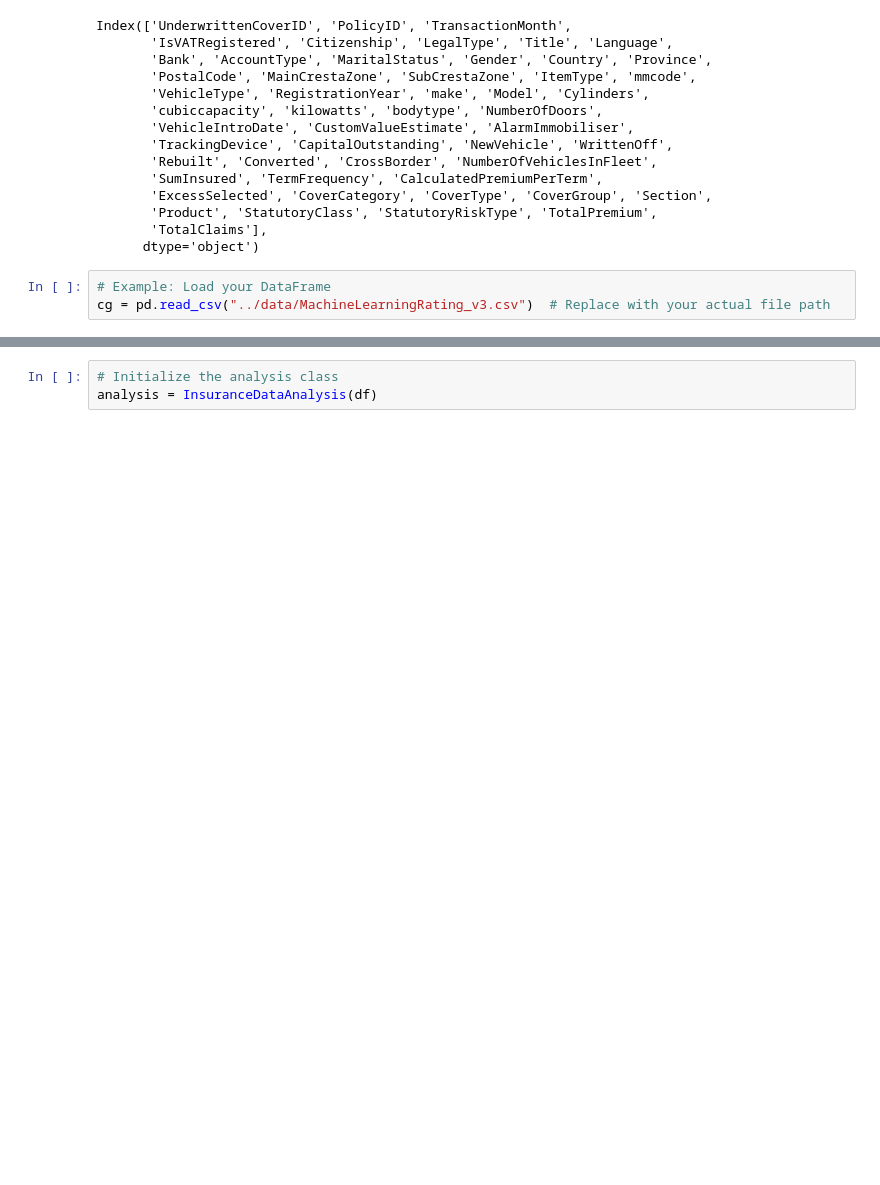
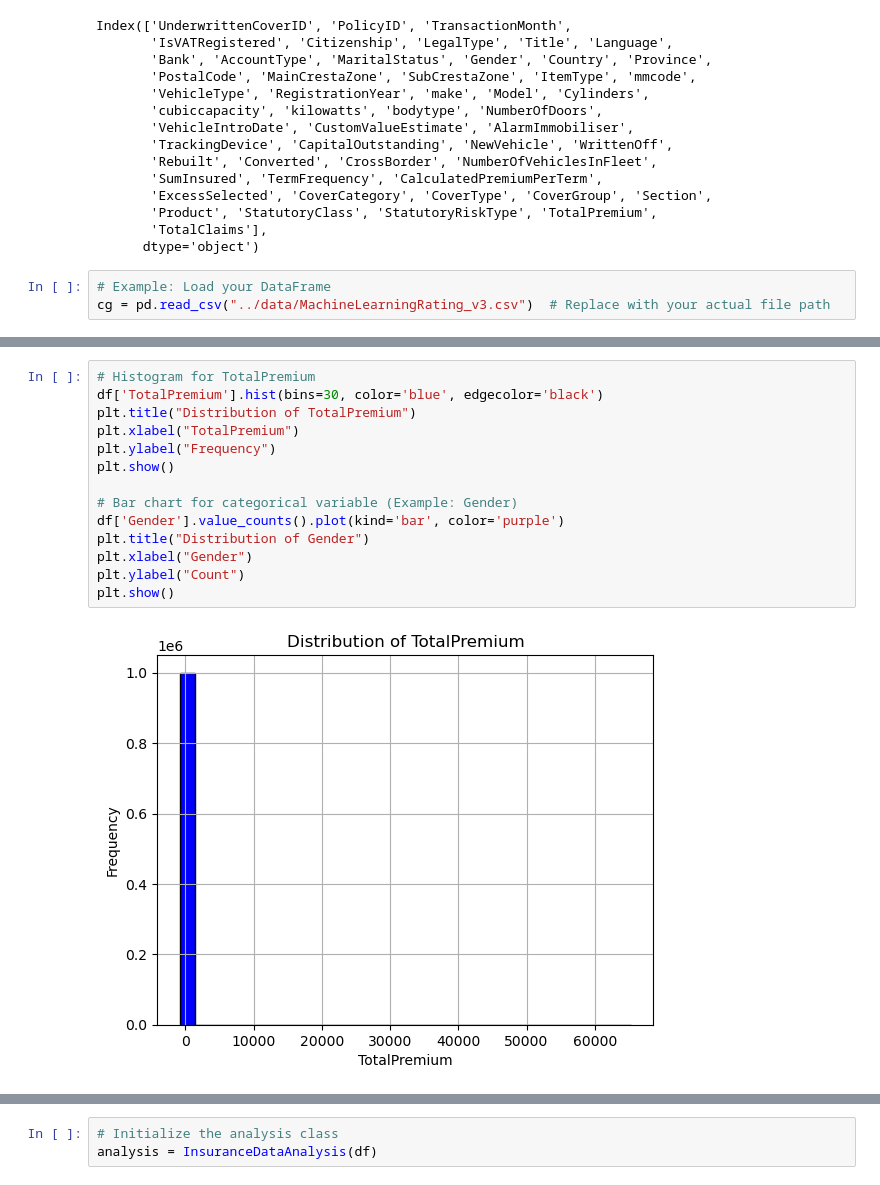
Before and after one commit to MinaseGirma/AlphaCare-marketing-strategy, a Jupyter notebook: notebooks/Eda.ipynb, the cells around one changed output, grey strips where cells are left out. Cells and saved outputs as stored; diff of their text form; blank space fills up the shorter version.

```diff
--- a/notebooks/Eda.ipynb
+++ b/notebooks/Eda.ipynb
@@ -185,0 +212,16 @@ cg = pd.read_csv("../data/MachineLearningRating_v3.csv")  # Replace with your ac
+# %%
+# Histogram for TotalPremium
+df['TotalPremium'].hist(bins=30, color='blue', edgecolor='black')
+plt.title("Distribution of TotalPremium")
+plt.xlabel("TotalPremium")
+plt.ylabel("Frequency")
+plt.show()
+
+# Bar chart for categorical variable (Example: Gender)
+df['Gender'].value_counts().plot(kind='bar', color='purple')
+plt.title("Distribution of Gender")
+plt.xlabel("Gender")
+plt.ylabel("Count")
+plt.show()
+# %% [output]
+[figure, added]
```
Also changed, not shown: parts of 7 cells of this notebook.
